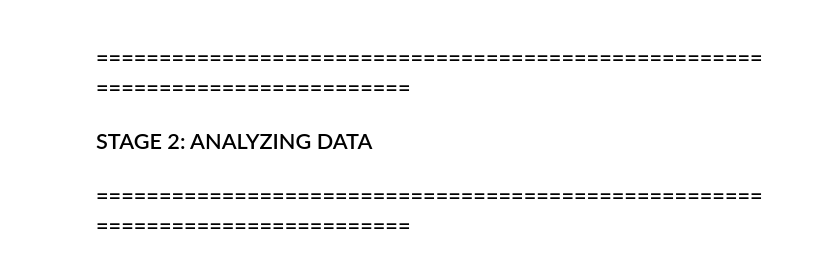
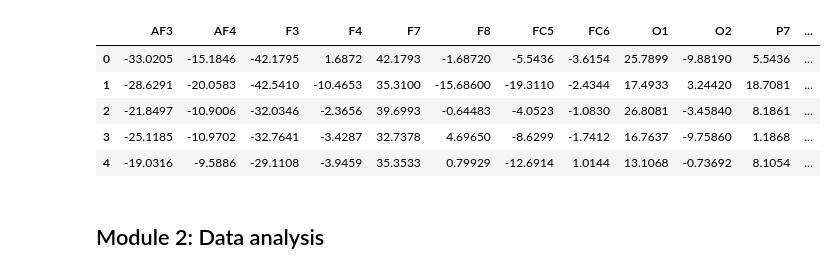
Before and after one commit to cyneuro/CI-Workshop-Colabs, a Jupyter notebook: Colab1_WorkshopFaculty.ipynb, the cells around one changed output. Saved outputs shown, nothing was run; the diff lists cells and outputs as text; code cells hidden in the pictures.

```diff
--- a/Colab1_WorkshopFaculty.ipynb
+++ b/Colab1_WorkshopFaculty.ipynb
@@ -16,30 +37,20 @@ This reference template provides the completed, production-grade master keys for
 # %%
-# === STAGE 1: OBTAINING DATA ===
-import time
-import json
-import sys
-import numpy as np
-import matplotlib.pyplot as plt
-
-def stage_1_obtaining_data():
-    print("\n[STAGE 1: OBTAINING DATA] Accessing open research dataset...")
-    np.random.seed(42)
-
-    # Generate 100 neural tracking channels across 500 temporal bins
-    mock_spikes = np.random.poisson(lam=0.3, size=(100, 500))
-
-    # Pack experimental data and descriptive details
-    neural_payload = {
-        "matrix": mock_spikes,
-        "metadata": {
-            "subject_id": "SUBJ-01-LOCAL",
-            "electrode_array_type": "High-Density Extracellular Grid",
-            "temporal_resolution_ms": 20
-        }
-    }
-    print(f"[STAGE 1] Data access complete. Data dimensions: {mock_spikes.shape}")
-    return neural_payload
+def get_data(data_config):
+    dfs = []
+    for game, url in data_config.items():
+        df = pd.read_csv(url)
+        df["game"] = game
+        dfs.append(df)
+    return pd.concat(dfs, ignore_index=True)
+# %%
+data = get_data(DATA_CONFIG)
+data.head()
+# %% [output]
+|  | AF3 | AF4 | F3 | F4 | F7 | F8 | FC5 | FC6 | O1 | O2 | P7 | ... |
+| 0 | -33.0205 | -15.1846 | -42.1795 | 1.6872 | 42.1793 | -1.68720 | -5.5436 | -3.6154 | 25.7899 | -9.88190 | 5.5436 | ... |
+| 1 | -28.6291 | -20.0583 | -42.5410 | -10.4653 | 35.3100 | -15.68600 | -19.3110 | -2.4344 | 17.4933 | 3.24420 | 18.7081 | ... |
+| 2 | -21.8497 | -10.9006 | -32.0346 | -2.3656 | 39.6993 | -0.64483 | -4.0523 | -1.0830 | 26.8081 | -3.45840 | 8.1861 | ... |
+| 3 | -25.1185 | -10.9702 | -32.7641 | -3.4287 | 32.7378 | 4.69650 | -8.6299 | -1.7412 | 16.7637 | -9.75860 | 1.1868 | ... |
+| 4 | -19.0316 | -9.5886 | -29.1108 | -3.9459 | 35.3533 | 0.79929 | -12.6914 | 1.0144 | 13.1068 | -0.73692 | 8.1054 | ... |
 # %% [markdown]
-## ==============================================================================
-## STAGE 2: ANALYZING DATA
-## ==============================================================================
+## Module 2: Data analysis
```
Also changed, not shown: parts of 20 cells of this notebook.
